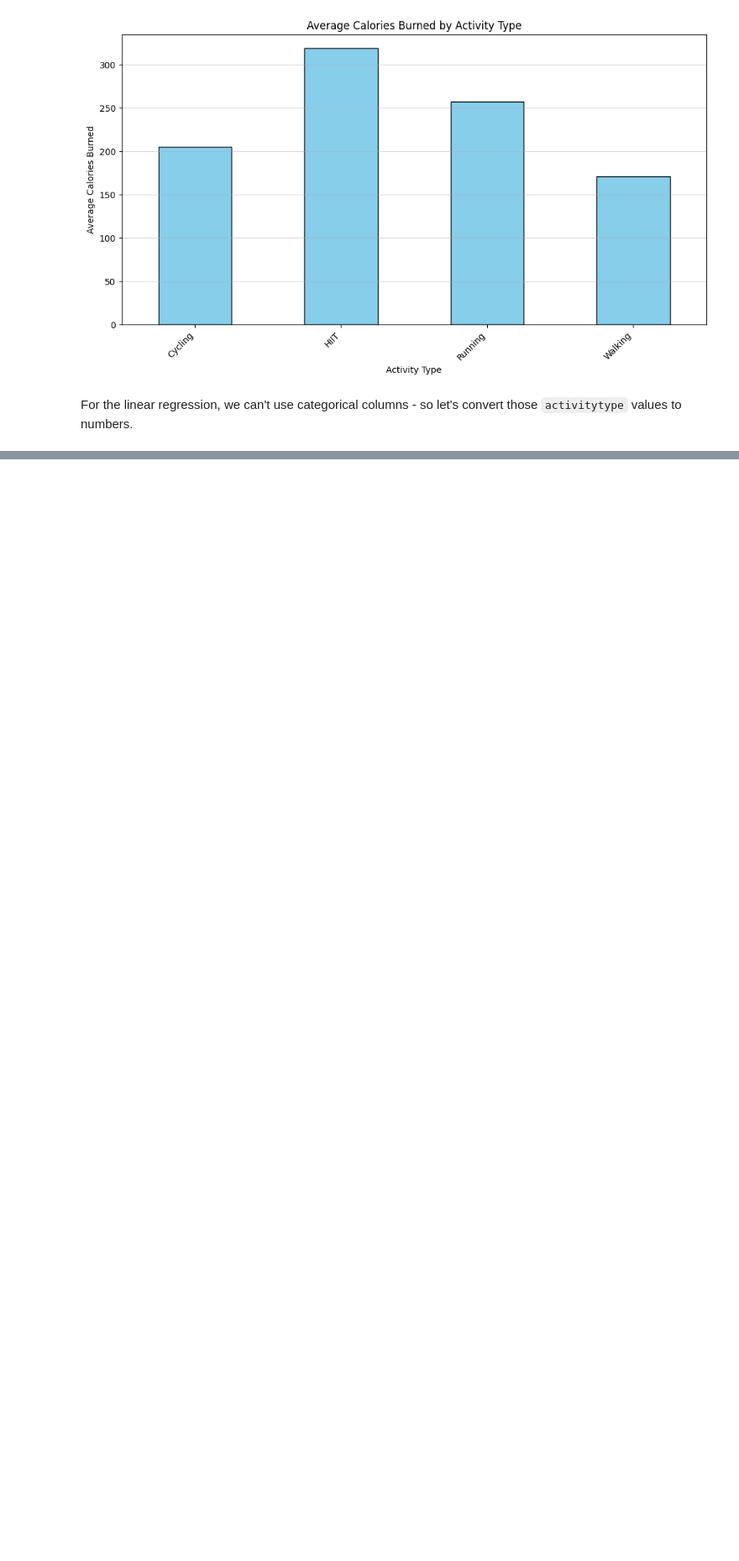
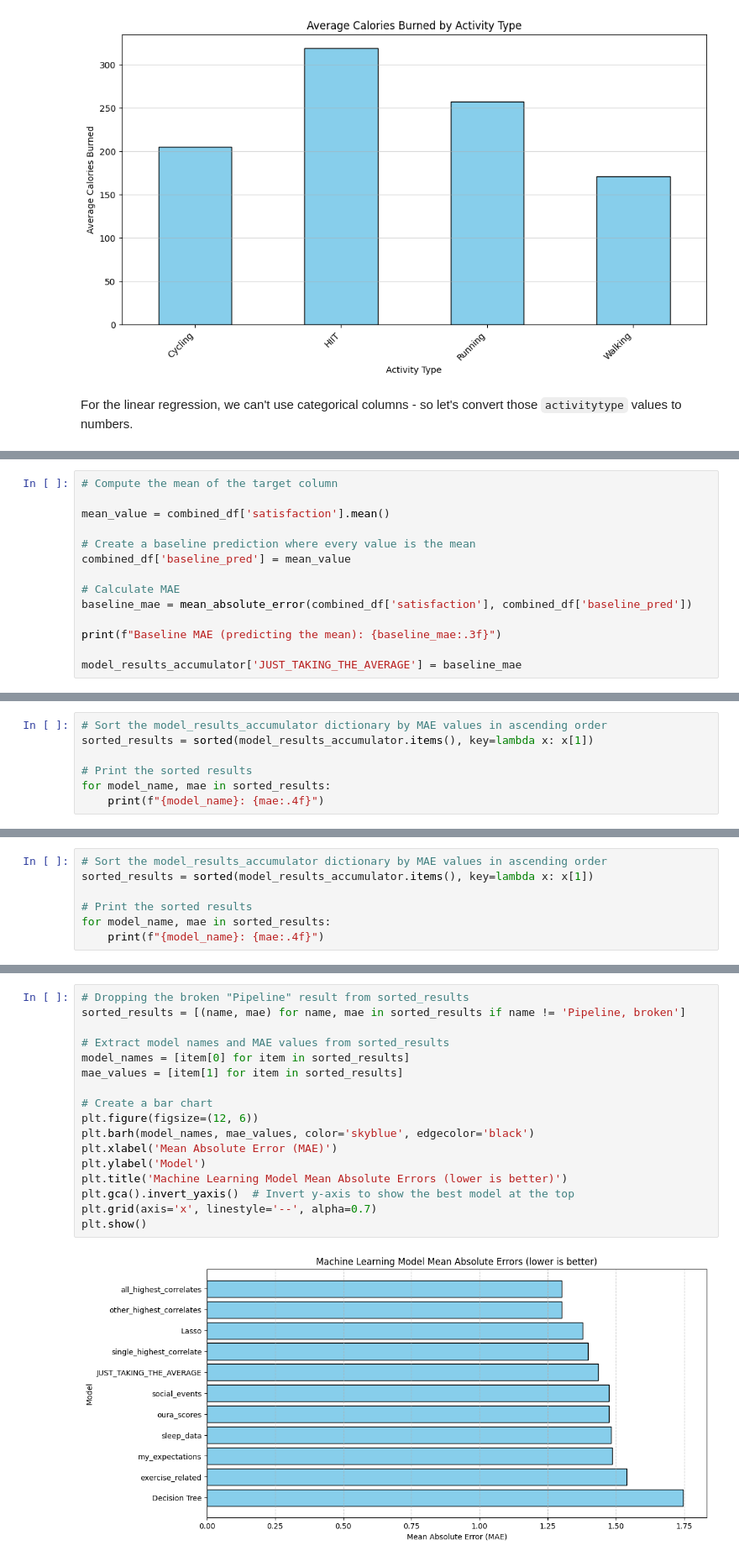
Before and after one commit to aarongilly/ml_regression_gillespie, a Jupyter notebook: regression_gillespie.ipynb, the cells around one changed output, grey strips where cells are left out. Shown: that part at 84% size. Saved outputs shown, nothing was run; the diff lists cells and outputs as text; blank space fills up the shorter version.

```diff
--- a/gillespie_ml_data_journal.ipynb
+++ b/regression_gillespie.ipynb
@@ -468,0 +656,14 @@ print(f"y_test shape: {y_test.shape}")
+# %%
+# Compute the mean of the target column
+
+mean_value = combined_df['satisfaction'].mean()
+
+# Create a baseline prediction where every value is the mean
+combined_df['baseline_pred'] = mean_value
+
+# Calculate MAE
+baseline_mae = mean_absolute_error(combined_df['satisfaction'], combined_df['baseline_pred'])
+
+print(f"Baseline MAE (predicting the mean): {baseline_mae:.3f}")
+
+model_results_accumulator['JUST_TAKING_THE_AVERAGE'] = baseline_mae
@@ -468,0 +766,7 @@ print(f"y_test shape: {y_test.shape}")
+# %%
+# Sort the model_results_accumulator dictionary by MAE values in ascending order
+sorted_results = sorted(model_results_accumulator.items(), key=lambda x: x[1])
+
+# Print the sorted results
+for model_name, mae in sorted_results:
+    print(f"{model_name}: {mae:.4f}")
@@ -468,0 +897,7 @@ print(f"y_test shape: {y_test.shape}")
+# %%
+# Sort the model_results_accumulator dictionary by MAE values in ascending order
+sorted_results = sorted(model_results_accumulator.items(), key=lambda x: x[1])
+
+# Print the sorted results
+for model_name, mae in sorted_results:
+    print(f"{model_name}: {mae:.4f}")
@@ -468,0 +917,19 @@ print(f"y_test shape: {y_test.shape}")
+# %%
+# Dropping the broken "Pipeline" result from sorted_results
+sorted_results = [(name, mae) for name, mae in sorted_results if name != 'Pipeline, broken']
+
+# Extract model names and MAE values from sorted_results
+model_names = [item[0] for item in sorted_results]
+mae_values = [item[1] for item in sorted_results]
+
+# Create a bar chart
+plt.figure(figsize=(12, 6))
+plt.barh(model_names, mae_values, color='skyblue', edgecolor='black')
+plt.xlabel('Mean Absolute Error (MAE)')
+plt.ylabel('Model')
+plt.title('Machine Learning Model Mean Absolute Errors (lower is better)')
+plt.gca().invert_yaxis()  # Invert y-axis to show the best model at the top
+plt.grid(axis='x', linestyle='--', alpha=0.7)
+plt.show()
+# %% [output]
+[figure, added]
```
Also changed, not shown: parts of 36 cells of this notebook, 6 other files.
